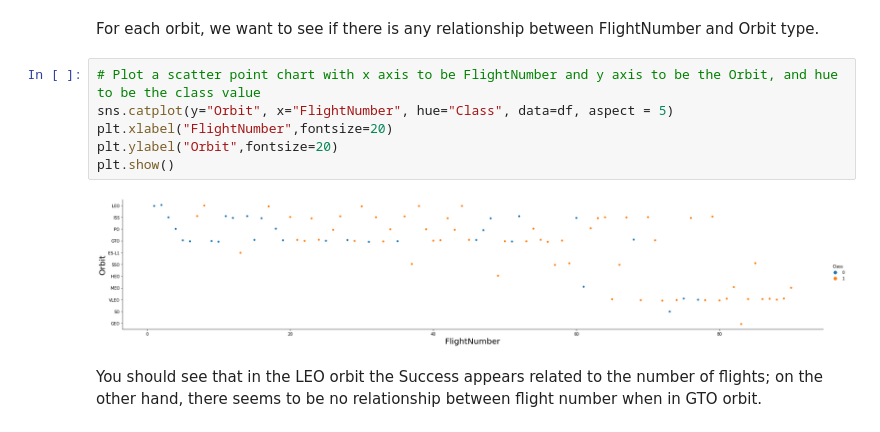
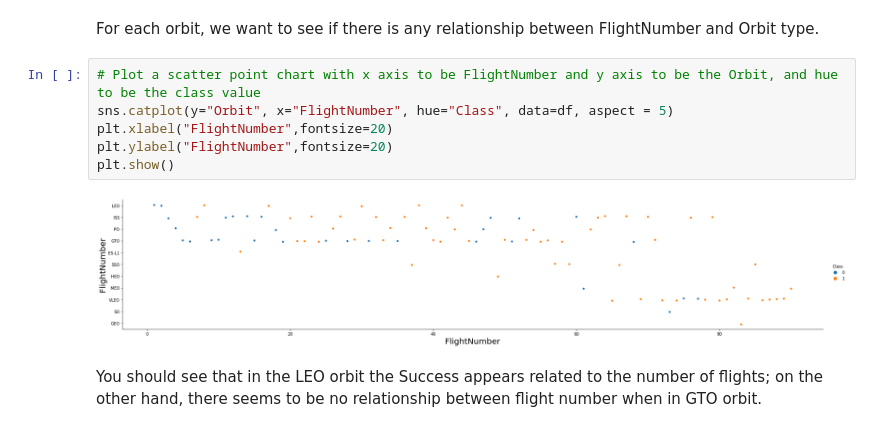
Before and after one commit to Wibsonek/AppliedDataScienceCapstone_K.V., a Jupyter notebook: EDA with Data Visualization.ipynb, the cells around one changed output. Saved outputs shown, nothing was run; the diff lists cells and outputs as text.

```diff
--- a/EDA with Data Visualization.ipynb
+++ b/EDA with Data Visualization.ipynb
@@ -153,11 +153,11 @@ For each orbit, we want to see if there is any relationship between FlightNumber
 # %%
 # Plot a scatter point chart with x axis to be FlightNumber and y axis to be the Orbit, and hue to be the class value
 sns.catplot(y="Orbit", x="FlightNumber", hue="Class", data=df, aspect = 5)
 plt.xlabel("FlightNumber",fontsize=20)
-plt.ylabel("Orbit",fontsize=20)
+plt.ylabel("FlightNumber",fontsize=20)
 plt.show()
 # %% [output]
-[figure, old version]
+[figure, new version]
 # %% [markdown]
 You should see that in the LEO orbit the Success appears related to the number of flights; on the other hand, there seems to be no relationship between flight number when in GTO orbit.
 # %% [markdown]
```
Also changed, not shown: parts of 5 cells of this notebook.
